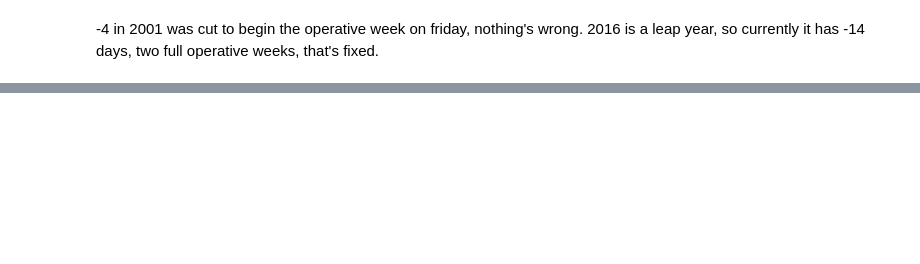
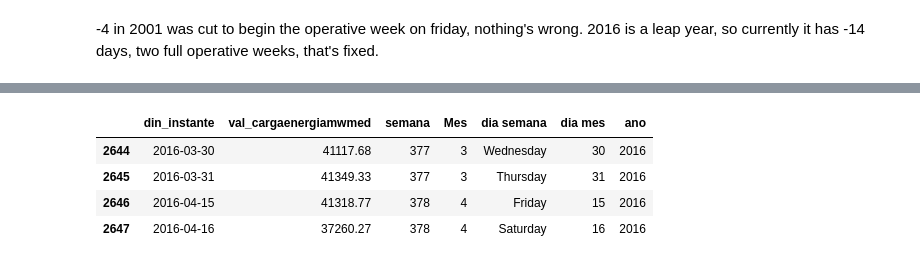
Before and after one commit to marcos-mansur/load-forecast, a Jupyter notebook: Data_quality.ipynb, the cells around one changed output, grey strips where cells are left out. Cells and saved outputs as stored; diff of their text form; code cells hidden in the pictures; blank space fills up the shorter version.

```diff
--- a/Data_quality.ipynb
+++ b/Data_quality.ipynb
@@ -245,0 +256,8 @@ Name: din_instante, dtype: int64
+# %%
+df.iloc[2644:2648]
+# %% [output]
+|  | din_instante | val_cargaenergiamwmed | semana | Mes | dia semana | dia mes | ano |
+| 2644 | 2016-03-30 | 41117.68 | 377 | 3 | Wednesday | 30 | 2016 |
+| 2645 | 2016-03-31 | 41349.33 | 377 | 3 | Thursday | 31 | 2016 |
+| 2646 | 2016-04-15 | 41318.77 | 378 | 4 | Friday | 15 | 2016 |
+| 2647 | 2016-04-16 | 37260.27 | 378 | 4 | Saturday | 16 | 2016 |
```
Also changed, not shown: parts of 8 cells of this notebook.
